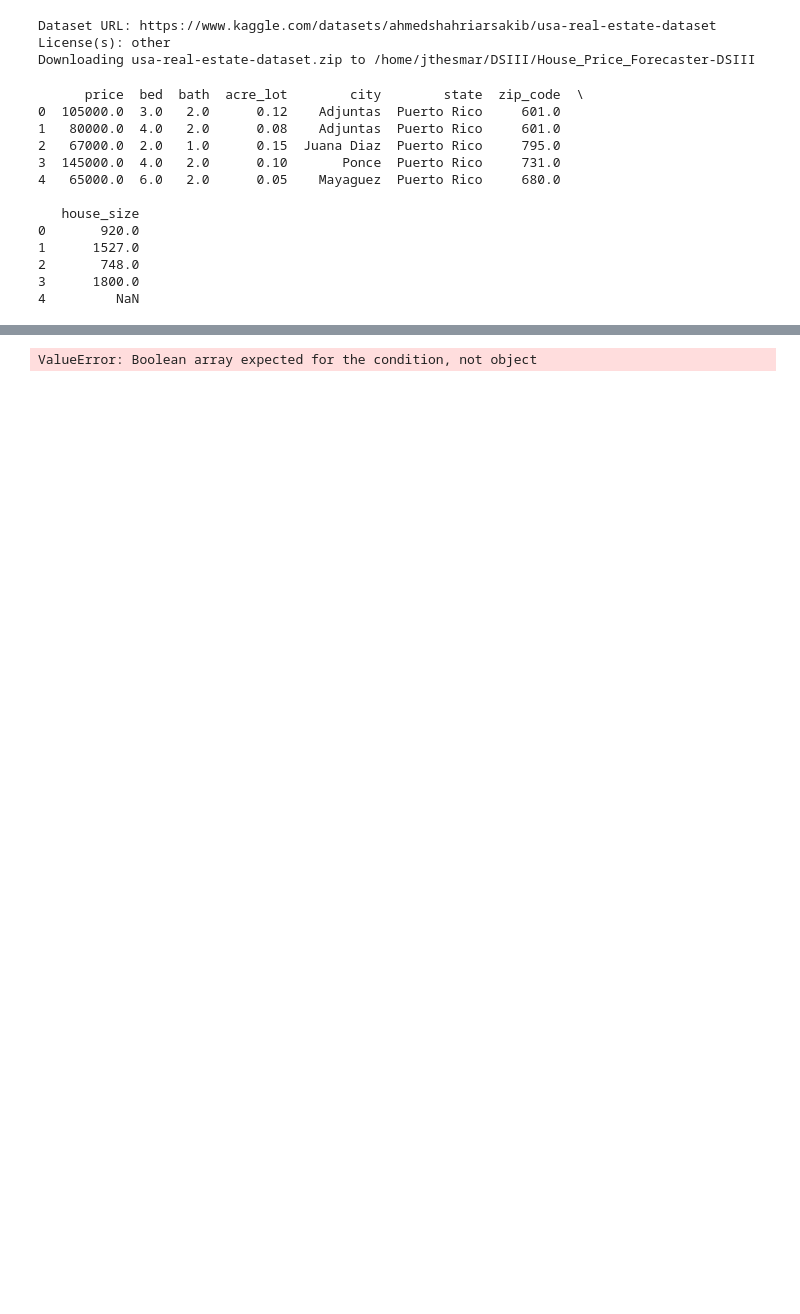
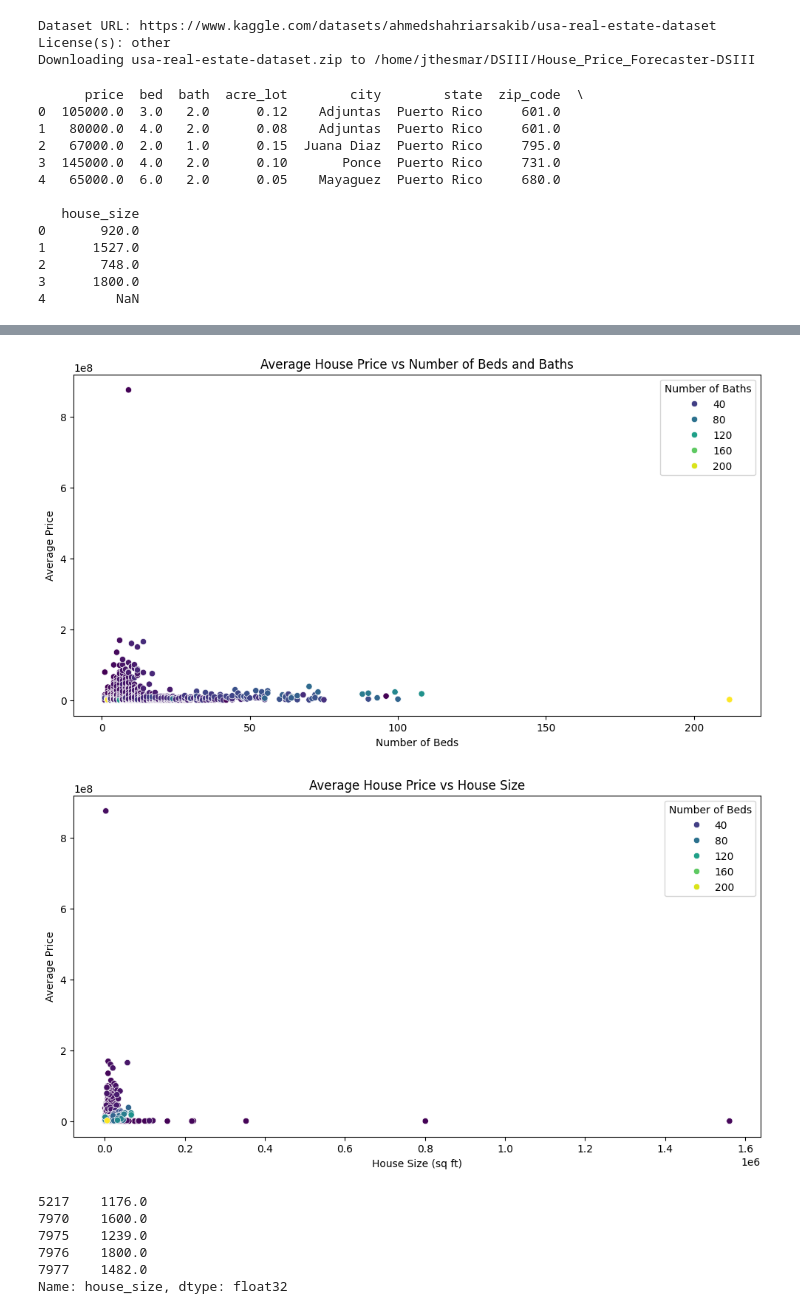
Before and after one commit to jpthesmar/House_Price_Forecaster-DSIII, a Jupyter notebook: USARealEstate.ipynb, the cells around one changed output, grey strips where cells are left out. Drawn from its saved outputs; the diff is of its cells as text; code cells hidden in the pictures; blank space fills up the shorter version.

```diff
--- a/USARealEstate.ipynb
+++ b/USARealEstate.ipynb
@@ -38,15 +38,19 @@ data.info()
 
 # Data Cleaning:
 unique_states = data['state'].unique()                          # all states available in dataset
-states_to_remove = ['Virgin Islands', 'New Jersey', 'Tennessee', 'Rhode Island', 'Delaware', 'Louisiana', 'Missouri', 'District of Columbia', 'Wisconsin', 'New Brunswick',
-                    'Arkansas', 'Idaho', 'Indiana', 'Iowa','South Dakota', 'Nebraska', 'North Dakota','Montana', 'Oklahoma', 'Guam', 'Alaska']
+states_to_remove = ['Puerto Rico', 'Virgin Islands', 'New Jersey', 'Tennessee',
+                    'Rhode Island',  'Wyoming',  'West Virginia', 'Delaware', 'Louisiana', 'Ohio',
+                    'Wisconsin', 'Kentucky', 'Mississippi', 'Alabama','New Brunswick', 'Texas',
+                    'Arkansas', 'Idaho', 'Indiana', 'New Mexico', 'Iowa', 'Minnesota', 'South Dakota',
+                    'Nebraska', 'North Dakota', 'Montana', 'Oklahoma', 'Oregon', 'Utah', 'Nevada',
+                    'Arizona', 'Guam', 'Alaska']
+
 data = data[~data['state'].isin(states_to_remove)]              # removing all rows with states we dont wnat
 
 top_states = data['state'].value_counts().head(10).index        # count the frequency of each state and keep the 10 most frequent ones
 data = data[data['state'].isin(top_states)]                     # filter data to keep only the top 10 most frequent states
 
-
-# data.info()
+data.info()
 # %% [output]
 Dataset Info:
 
@@ -102,26 +119,41 @@ MemoryError: Unable to allocate 11.1 GiB for an array with shape (1260104, 9436)
-# %%
-from sklearn.model_selection import train_test_split
-from sklearn.preprocessing import StandardScaler
-from sklearn.ensemble import RandomForestRegressor
-from sklearn.metrics import mean_squared_error
-
-features = data[features]
-label = data[label]
-
-X = data[features]
-y = data[label]
-X_train, X_test, y_train, y_test = train_test_split(X, y, test_size=0.2, random_state=42)
-
-
-scaler = StandardScaler()
-X_train_scaled = scaler.fit_transform(X_train)
-X_test_scaled = scaler.transform(X_test)
-
-model = RandomForestRegressor(n_estimators=100, random_state=42)
-model.fit(X_train_scaled, y_train)
-
-y_pred = model.predict(X_test_scaled)
-mse = mean_squared_error(y_test, y_pred)
-print(f'Mean Squared Error: {mse}')
-# %% [output]
-ValueError: Boolean array expected for the condition, not object
+# %%
+import seaborn as sns
+import matplotlib.pyplot as plt
+
+# Create a DataFrame to summarize the average price by features
+avg_price_by_features = data.groupby(['bed', 'bath', 'house_size'], as_index=False)['price'].mean()
+
+# Set the plot size
+plt.figure(figsize=(12, 6))
+
+# Plot Average Price vs Number of Beds and Baths
+sns.scatterplot(data=avg_price_by_features, x='bed', y='price', hue='bath', palette='viridis')
+plt.title('Average House Price vs Number of Beds and Baths')
+plt.xlabel('Number of Beds')
+plt.ylabel('Average Price')
+plt.legend(title='Number of Baths')
+plt.show()
+
+# Plot Average Price vs House Size
+plt.figure(figsize=(12, 6))
+sns.scatterplot(data=avg_price_by_features, x='house_size', y='price', hue='bed', palette='viridis')
+plt.title('Average House Price vs House Size')
+plt.xlabel('House Size (sq ft)')
+plt.ylabel('Average Price')
+plt.legend(title='Number of Beds')
+plt.show()
+# %% [output]
+[figure, added]
+[figure, added]
+# %%
+# Filter the rows where the value of 'bath' is greater than 50
+filtered_data = data[data['bath'] > 50]
+# Check a few rows of the house_size column
+print(data['house_size'].head())
+# %% [output]
+5217    1176.0
+7970    1600.0
+7975    1239.0
+7976    1800.0
+7977    1482.0
+Name: house_size, dtype: float32
```
Also changed, not shown: parts of 2 cells of this notebook.
